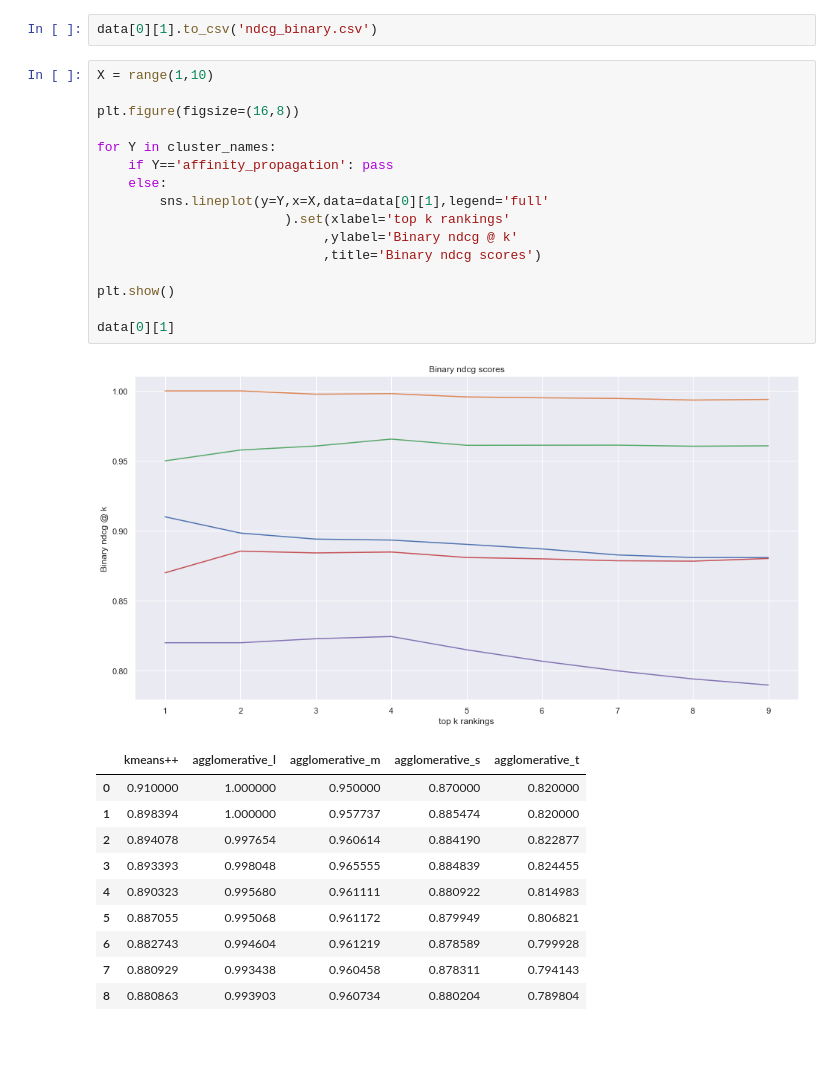
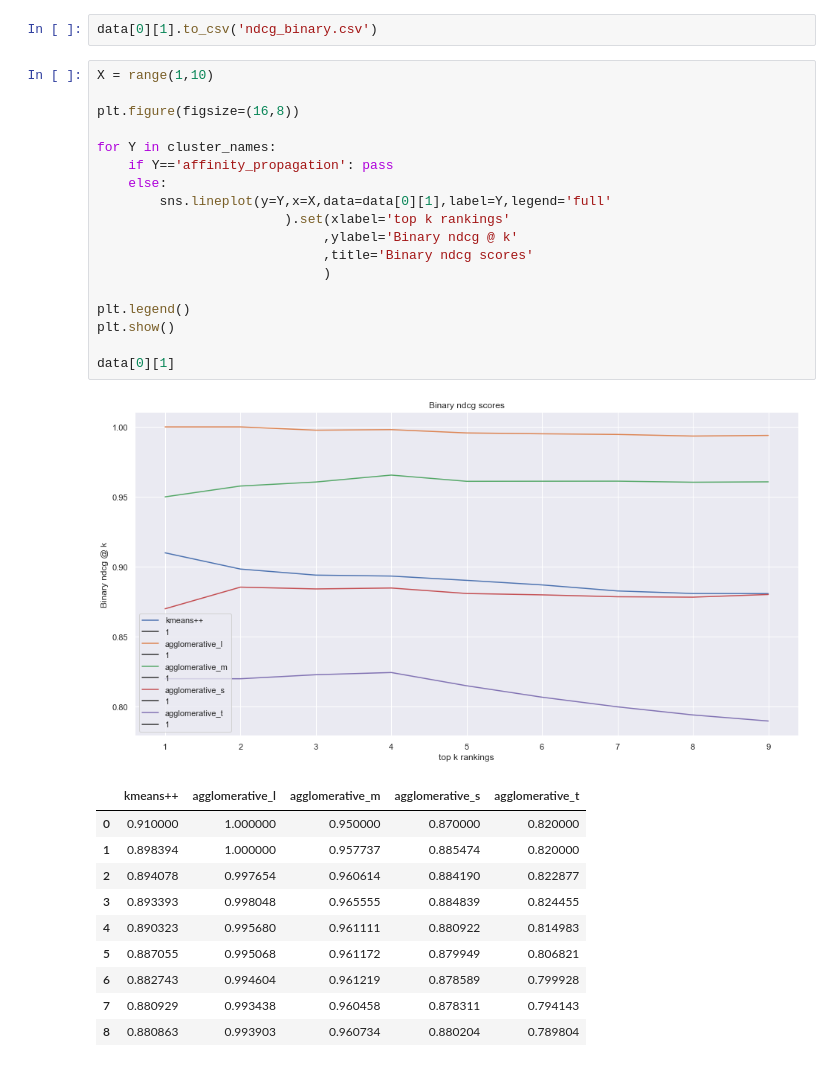
Before and after one commit to Z-an/BERT_zomato, a Jupyter notebook: cluster_analysis.ipynb, the cells around one changed output. Saved outputs shown, nothing was run; the diff lists cells and outputs as text.

Commit message:
addded legend

```diff
--- a/cluster_analysis.ipynb
+++ b/cluster_analysis.ipynb
@@ -419,21 +419,23 @@ data[0][1].to_csv('ndcg_binary.csv')
 # %%
 X = range(1,10)
 
 plt.figure(figsize=(16,8))
 
 for Y in cluster_names:
     if Y=='affinity_propagation': pass
     else:
-        sns.lineplot(y=Y,x=X,data=data[0][1],legend='full'
+        sns.lineplot(y=Y,x=X,data=data[0][1],label=Y,legend='full'
                         ).set(xlabel='top k rankings'
                              ,ylabel='Binary ndcg @ k'
-                             ,title='Binary ndcg scores')
+                             ,title='Binary ndcg scores'
+                             )
 
+plt.legend()
 plt.show()
 
 data[0][1]
 # %% [output]
-[figure, old version]
+[figure, new version]
 |  | kmeans++ | agglomerative_l | agglomerative_m | agglomerative_s | agglomerative_t |
 | 0 | 0.910000 | 1.000000 | 0.950000 | 0.870000 | 0.820000 |
 | 1 | 0.898394 | 1.000000 | 0.957737 | 0.885474 | 0.820000 |
```
